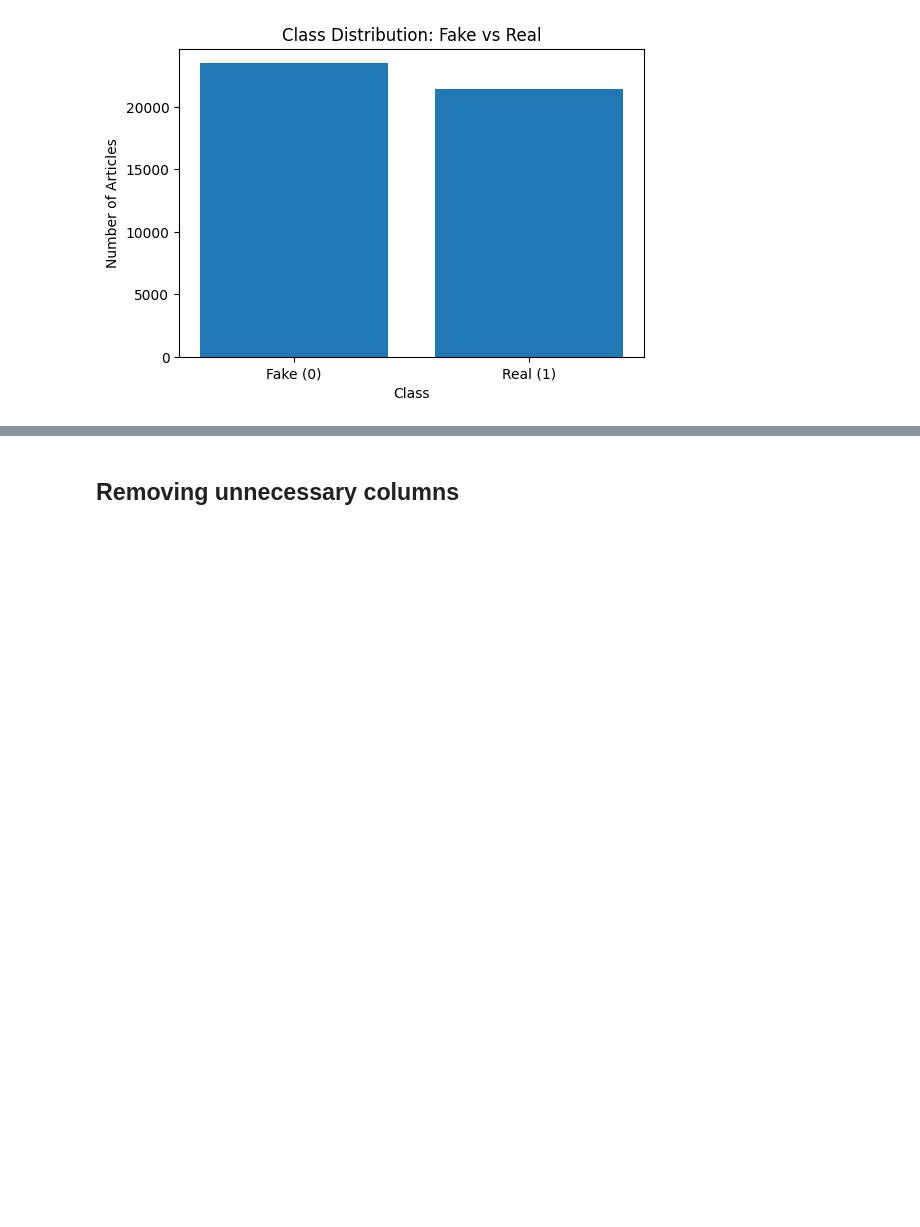
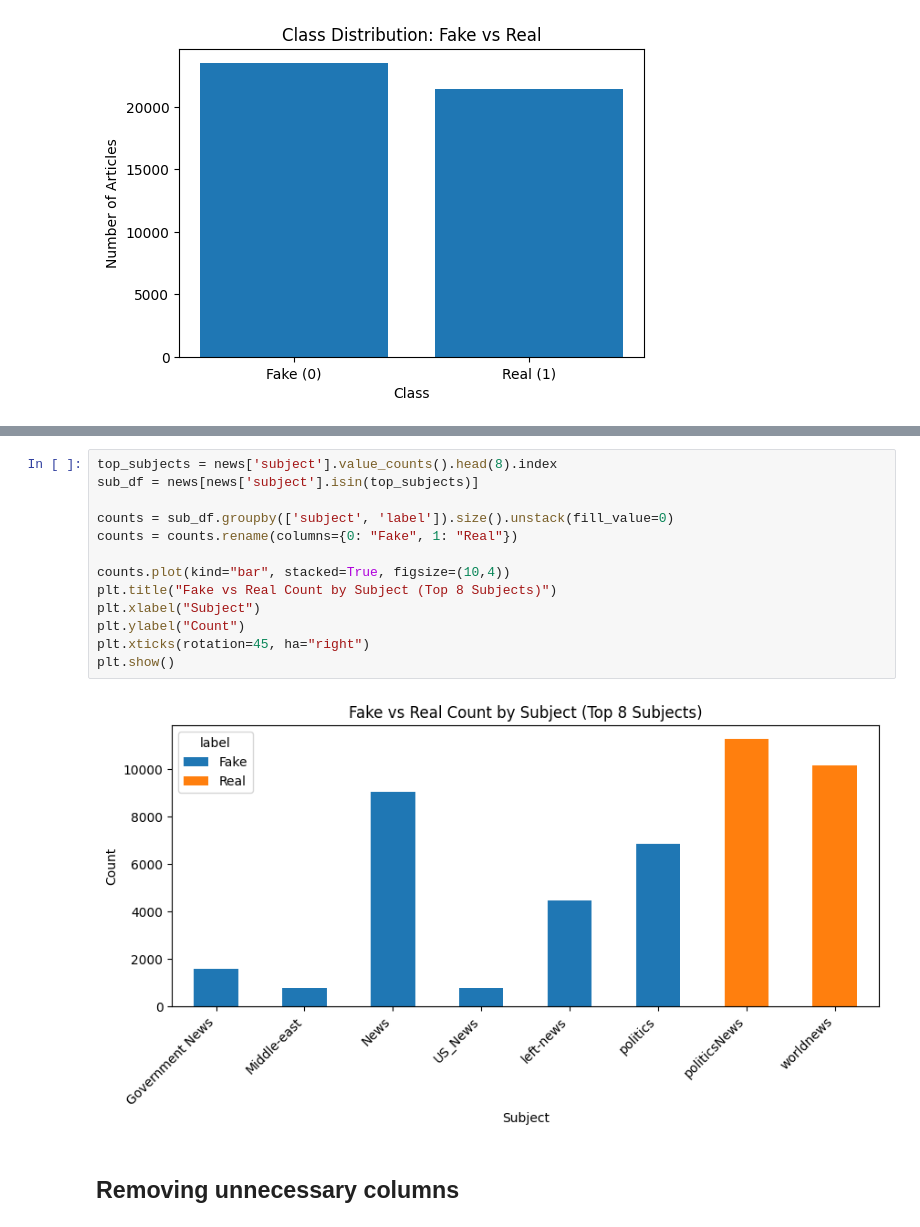
Before and after one commit to Subin-769/Fake-News-Detection, a Jupyter notebook: Fake News Detection.ipynb, the cells around one changed output, grey strips where cells are left out. Cells and saved outputs as stored; diff of their text form; blank space fills up the shorter version.

```diff
--- a/Fake News Detection.ipynb
+++ b/Fake News Detection.ipynb
@@ -116,3 +106,18 @@ plt.show()
+# %%
+top_subjects = news['subject'].value_counts().head(8).index
+sub_df = news[news['subject'].isin(top_subjects)]
+
+counts = sub_df.groupby(['subject', 'label']).size().unstack(fill_value=0)
+counts = counts.rename(columns={0: "Fake", 1: "Real"})
+
+counts.plot(kind="bar", stacked=True, figsize=(10,4))
+plt.title("Fake vs Real Count by Subject (Top 8 Subjects)")
+plt.xlabel("Subject")
+plt.ylabel("Count")
+plt.xticks(rotation=45, ha="right")
+plt.show()
+# %% [output]
+[figure, added]
 # %% [markdown]
 ## Removing unnecessary columns
 # %%
```
Also changed, not shown: parts of 46 cells of this notebook.
